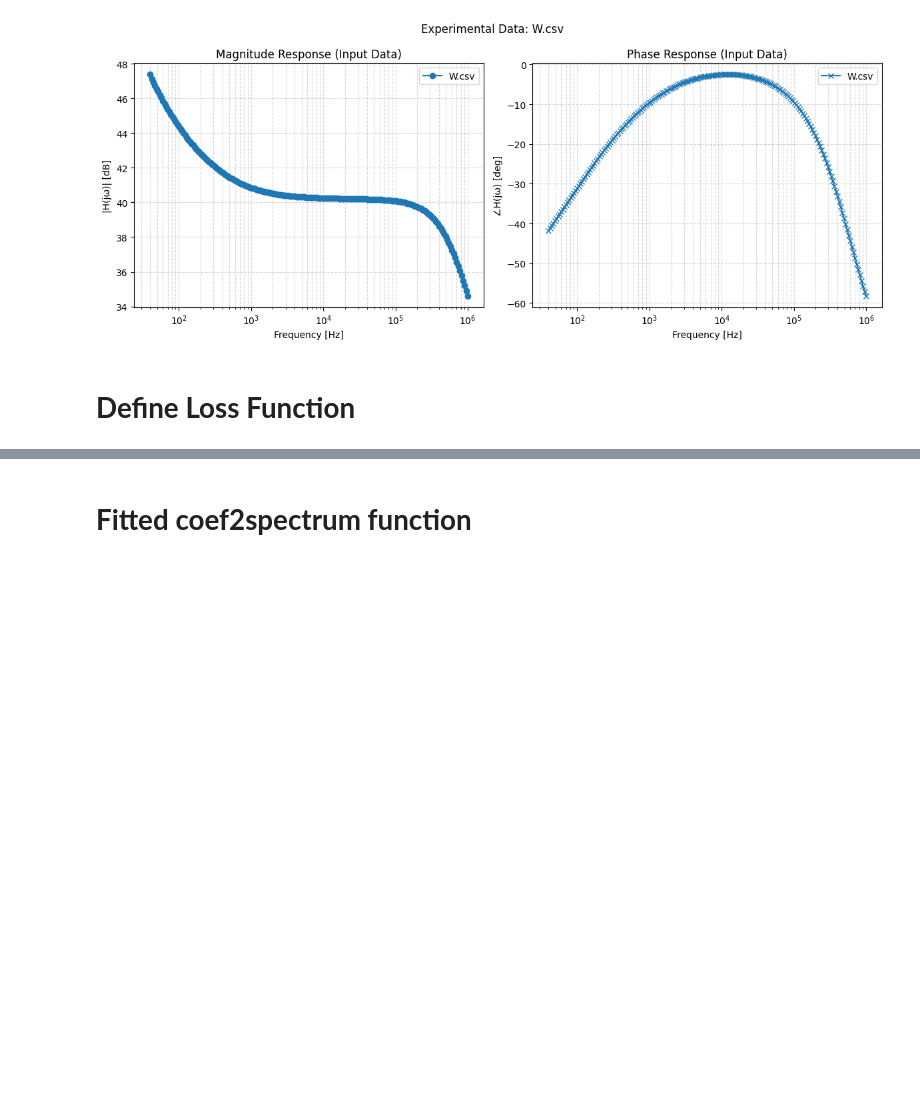
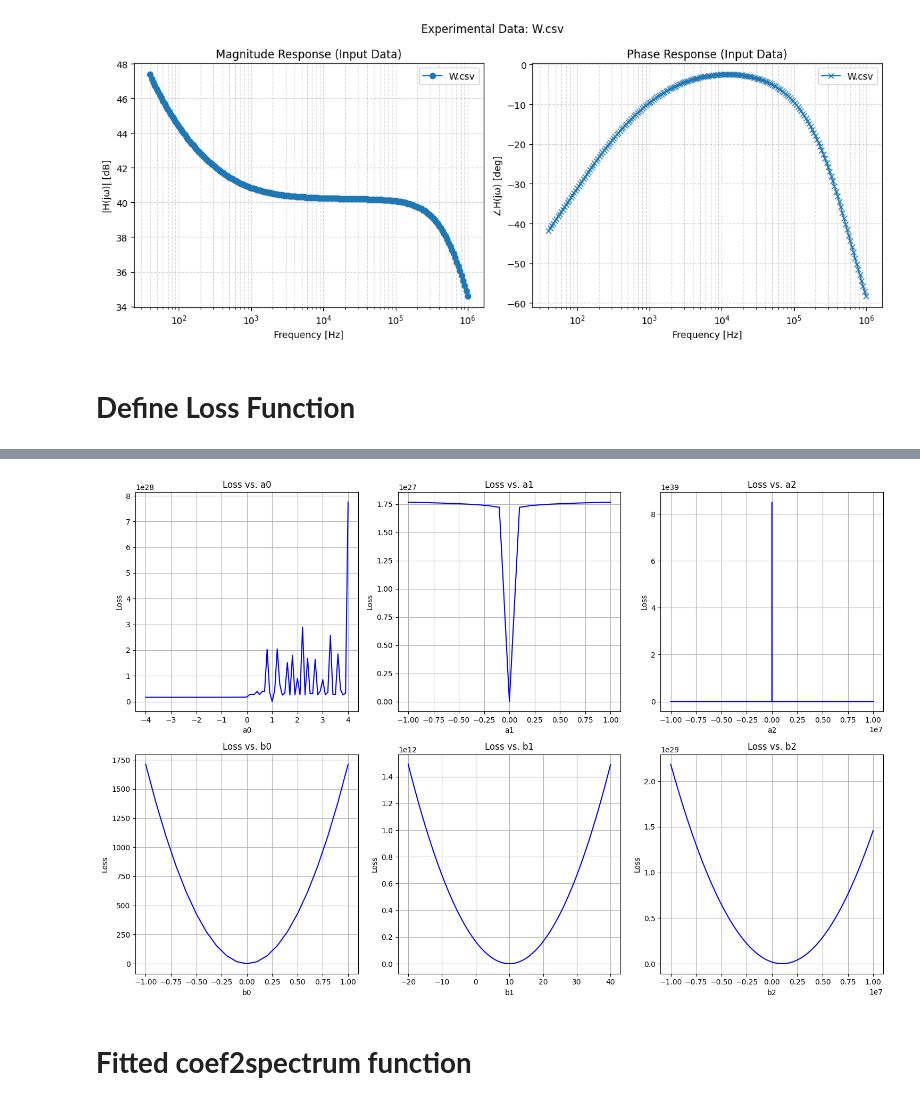
Before and after one commit to EvertonTrentoJR/FittingEIS2orderTF, a Jupyter notebook: coef_minimization_EIS.ipynb, the cells around one changed output, grey strips where cells are left out. Drawn from its saved outputs; the diff is of its cells as text; code cells hidden in the pictures; blank space fills up the shorter version.

Commit message:
testing loss-function initial guess span

```diff
--- a/coef_minimization_EIS.ipynb
+++ b/coef_minimization_EIS.ipynb
@@ -53,10 +53,6 @@ class InputDataSynthetic:
         self.mag_data = np.abs(self.H_true)
         self.phase_data = np.angle(self.H_true)
 
-    def experimental(self):
-        from google.colab import drive
-        drive.mount('/content/drive')
-
     def plot_input_data(self):
         plt.figure(figsize=(12, 5))
 
@@ -211,10 +217,11 @@ def loss_function_complex(params, freq, magphase_complex, order=2):
         H = num / den
     else:
         a0, a1, b0, b1 = params
-        H = (a0 + a1 * jw) / (b0 + b1 * jw)
+        H = (b0 + b1 * jw)/(a0 + a1 * jw)
 
     # Compare complex values in linear units
     diff = H - np.asarray(magphase_complex)
 
     # Sum of squared error as a scalar
     return float(np.vdot(diff, diff).real)
+    # np.vdot - If the first argument is complex the complex conjugate of the first argument is used for the calculation of the dot product.
@@ -221,3 +299,47 @@ def loss_function_complex(params, freq, magphase_complex, order=2):
+# %%
+fig, axex = plt.subplots(2, 3, figsize=(15, 10))
+ax1, ax2, ax3, ax4, ax5, ax6 = axex.flatten()
+
+ax1.plot(a0_span, losses_a0, 'b-')
+ax1.set_title('Loss vs. a0')
+ax1.set_xlabel('a0')
+ax1.set_ylabel('Loss')
+ax1.grid()
+
+ax2.plot(a1_span, losses_a1, 'b-')
+ax2.set_title('Loss vs. a1')
+ax2.set_xlabel('a1')
+ax2.set_ylabel('Loss')
+ax2.grid()
+
+ax3.plot(a2_span, losses_a2, 'b-')
+ax3.set_title('Loss vs. a2')
+ax3.set_xlabel('a2')
+ax3.set_ylabel('Loss')
+ax3.grid()
+
+ax4.plot(b0_span, losses_b0, 'b-')
+ax4.set_title('Loss vs. b0')
+ax4.set_xlabel('b0')
+ax4.set_ylabel('Loss')
+ax4.grid()
+
+ax5.plot(b1_span, losses_b1, 'b-')
+ax5.set_title('Loss vs. b1')
+ax5.set_xlabel('b1')
+ax5.set_ylabel('Loss')
+ax5.grid()
+
+ax6.plot(b2_span, losses_b2, 'b-')
+ax6.set_title('Loss vs. b2')
+ax6.set_xlabel('b2')
+ax6.set_ylabel('Loss')
+ax6.grid()
+
+plt.tight_layout()
+plt.show()
+# %% [output]
+[figure, added]
 # %% [markdown]
 # **Fitted coef2spectrum function**
 # %%
```
Also changed, not shown: parts of 10 cells of this notebook.
